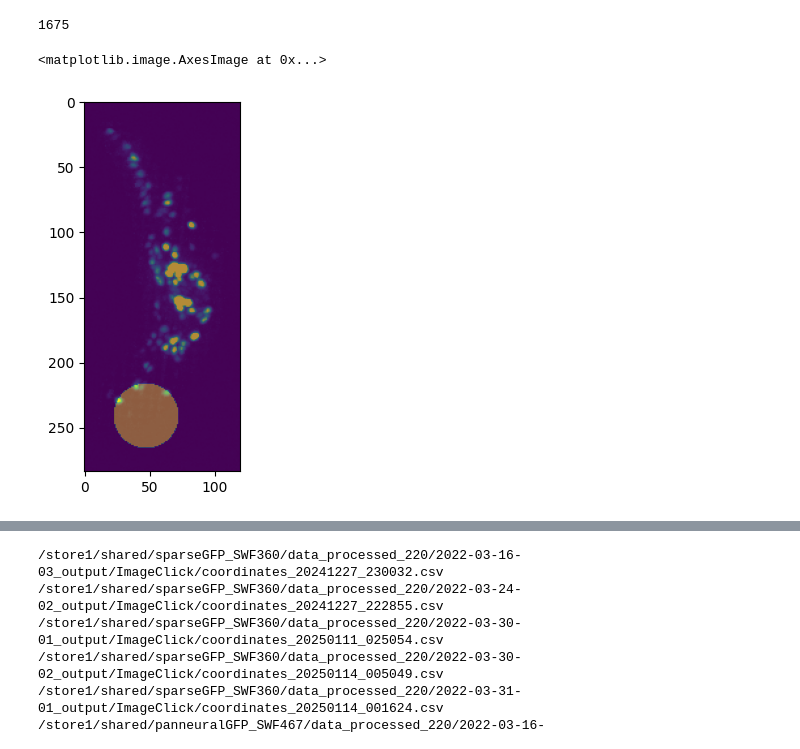
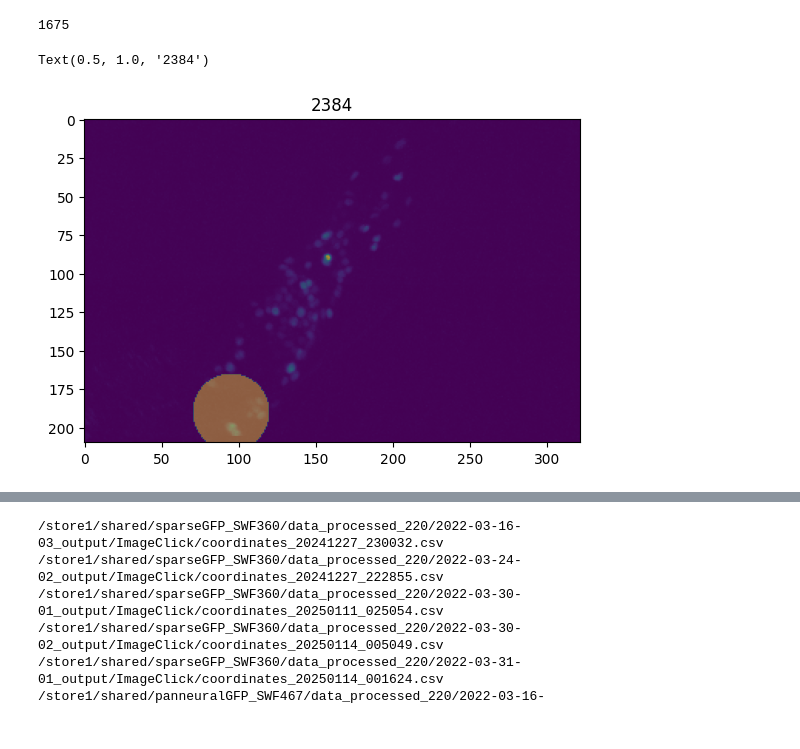
Before and after one commit to dikang13/head_detector_unet2d, a Jupyter notebook: notebooks/prepare_data/generate_postCropNet_data_from_imageClick.ipynb, the cells around one changed output, grey strips where cells are left out. Cells and saved outputs as stored; diff of their text form; code cells hidden in the pictures.

```diff
--- a/notebooks/prepare_data/generate_postCropNet_data_from_imageClick.ipynb
+++ b/notebooks/prepare_data/generate_postCropNet_data_from_imageClick.ipynb
@@ -308,15 +308,19 @@ total
 1675
 # %%
 ### check to see if output is as expected
-path_h5 = "/store1/candy/prj_unet2d/data/postCropNet.h5"
-i = '250'
+# path_h5 = "/store1/candy/prj_unet2d/data/postCropNet.h5"
+# path_h5 = "/store1/candy/prj_unet2d/data/immob_postCropNet.h5"
+# path_h5 = "/store1/candy/prj_unet2d/data/immob_preCropNet_cropped.h5"
+path_h5 = "/store1/candy/prj_unet2d/data/preCropNet.h5"
+i = '2384'
 
 with h5py.File(path_h5, 'r') as file:
     img_raw = file[i]['img'][()]    # converts to numpy array
     img_label = file[i]['label'][()] # converts to numpy array
 
 plt.imshow(img_raw)
 plt.imshow(img_label, alpha=0.4)
+plt.title(i)
 # %% [output]
-<matplotlib.image.AxesImage at 0x...>
+Text(0.5, 1.0, '2384')
-[figure, old version]
+[figure, new version]
```
Also changed, not shown: parts of 2 cells of this notebook, 16 other files.
